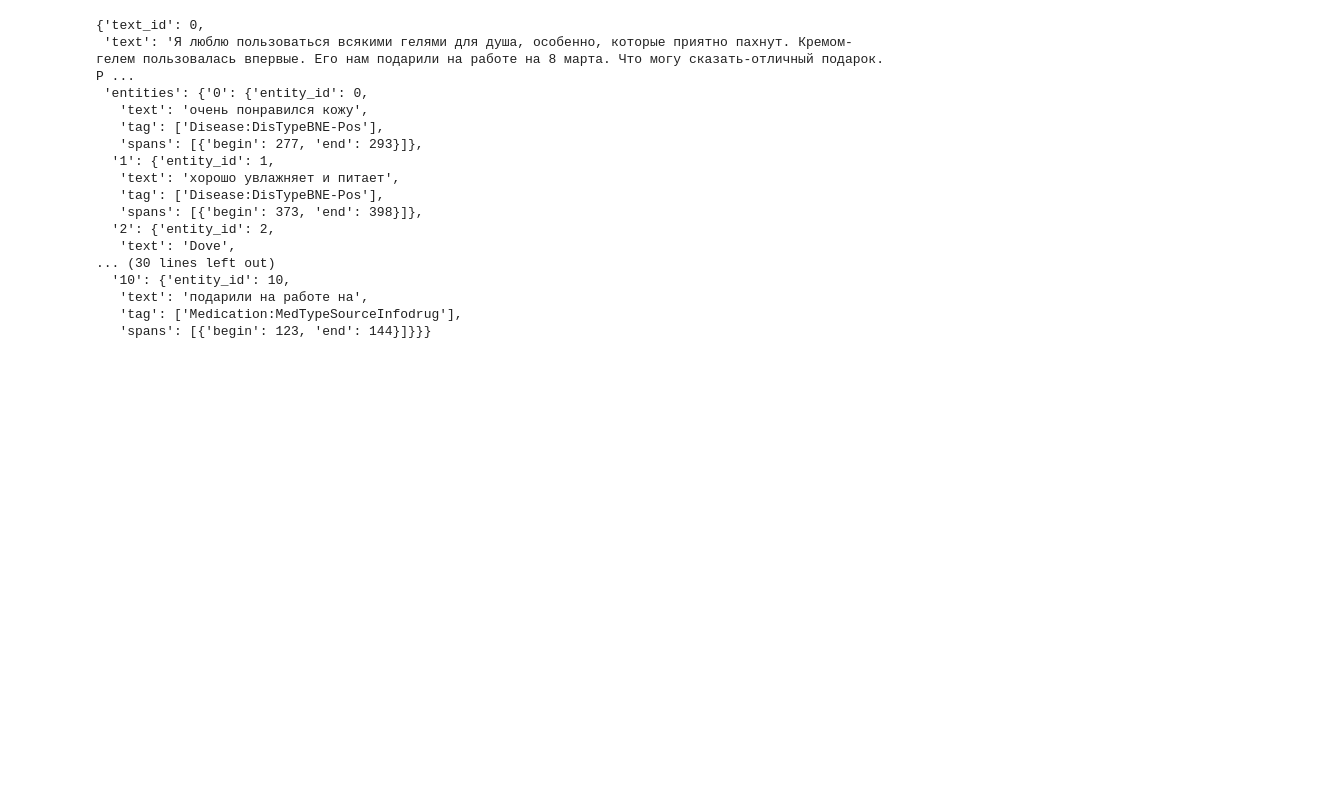
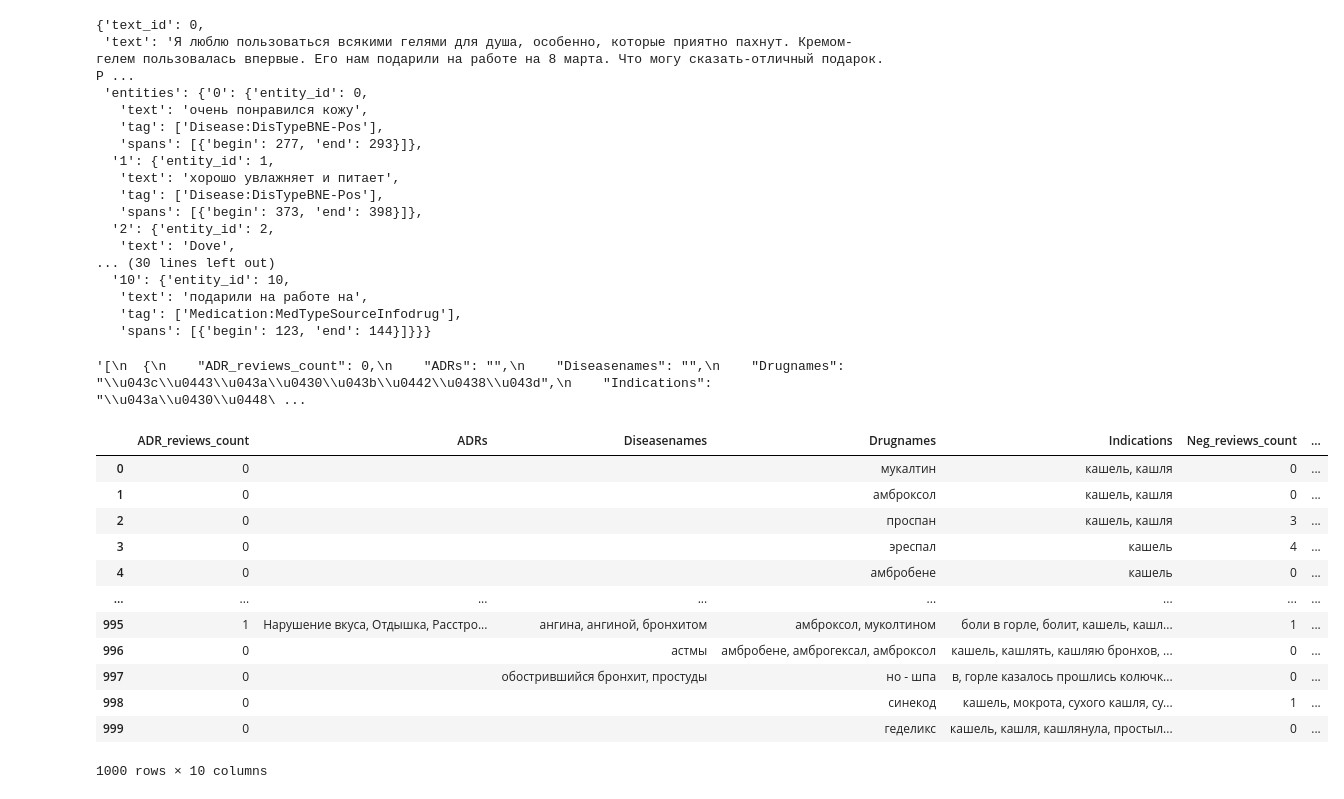
Before and after one commit to gilmoright/med-corpus-analyser, a Jupyter notebook: notebooks/Test_elasticsearch_db.ipynb, the cells around one changed output. Cells and saved outputs as stored; diff of their text form; code cells hidden in the pictures; blank space fills up the shorter version.

```diff
--- a/notebooks/Test_elasticsearch_db.ipynb
+++ b/notebooks/Test_elasticsearch_db.ipynb
@@ -162,3 +183,29 @@ data
    'text': 'подарили на работе на',
    'tag': ['Medication:MedTypeSourceInfodrug'],
    'spans': [{'begin': 123, 'end': 144}]}}}
+# %%
+import requests
+data = {
+    "Indications": ["кашель"]
+}
+r = requests.post("http://127.0.0.1:5000/scheme2_request", data = data)
+r.text
+# %% [output]
+'[\n  {\n    "ADR_reviews_count": 0,\n    "ADRs": "",\n    "Diseasenames": "",\n    "Drugnames": "\\u043c\\u0443\\u043a\\u0430\\u043b\\u0442\\u0438\\u043d",\n    "Indications": "\\u043a\\u0430\\u0448\ ...
+# %%
+import pandas as pd
+pd.DataFrame(r.json())
+# %% [output]
+|  | ADR_reviews_count | ADRs | Diseasenames | Drugnames | Indications | Neg_reviews_count | ... |
+| 0 | 0 |  |  | мукалтин | кашель, кашля | 0 | ... |
+| 1 | 0 |  |  | амброксол | кашель, кашля | 0 | ... |
+| 2 | 0 |  |  | проспан | кашель, кашля | 3 | ... |
+| 3 | 0 |  |  | эреспал | кашель | 4 | ... |
+| 4 | 0 |  |  | амбробене | кашель | 0 | ... |
+| ... | ... | ... | ... | ... | ... | ... | ... |
+| 995 | 1 | Нарушение вкуса, Отдышка, Расстро... | ангина, ангиной, бронхитом | амброксол, муколтином | боли в горле, болит, кашель, кашл... | 1 | ... |
+| 996 | 0 |  | астмы | амбробене, амброгексал, амброксол | кашель, кашлять, кашляю бронхов, ... | 0 | ... |
+| 997 | 0 |  | обострившийся бронхит, простуды | но - шпа | в, горле казалось прошлись колючк... | 0 | ... |
+| 998 | 0 |  |  | синекод | кашель, мокрота, сухого кашля, су... | 1 | ... |
+| 999 | 0 |  |  | геделикс | кашель, кашля, кашлянула, простыл... | 0 | ... |
+1000 rows × 10 columns
```
Also changed, not shown: parts of 6 cells of this notebook, 3 other files.
